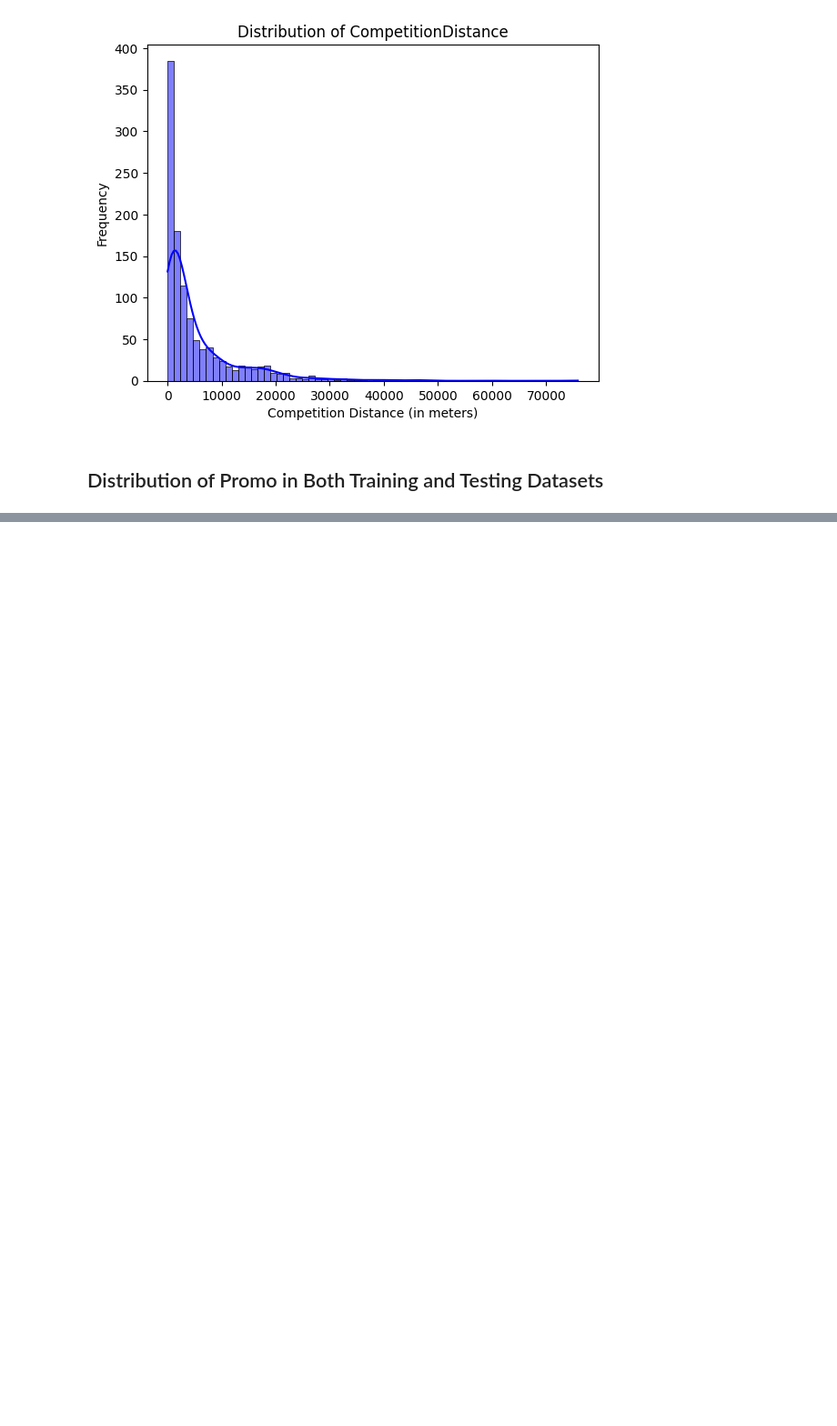
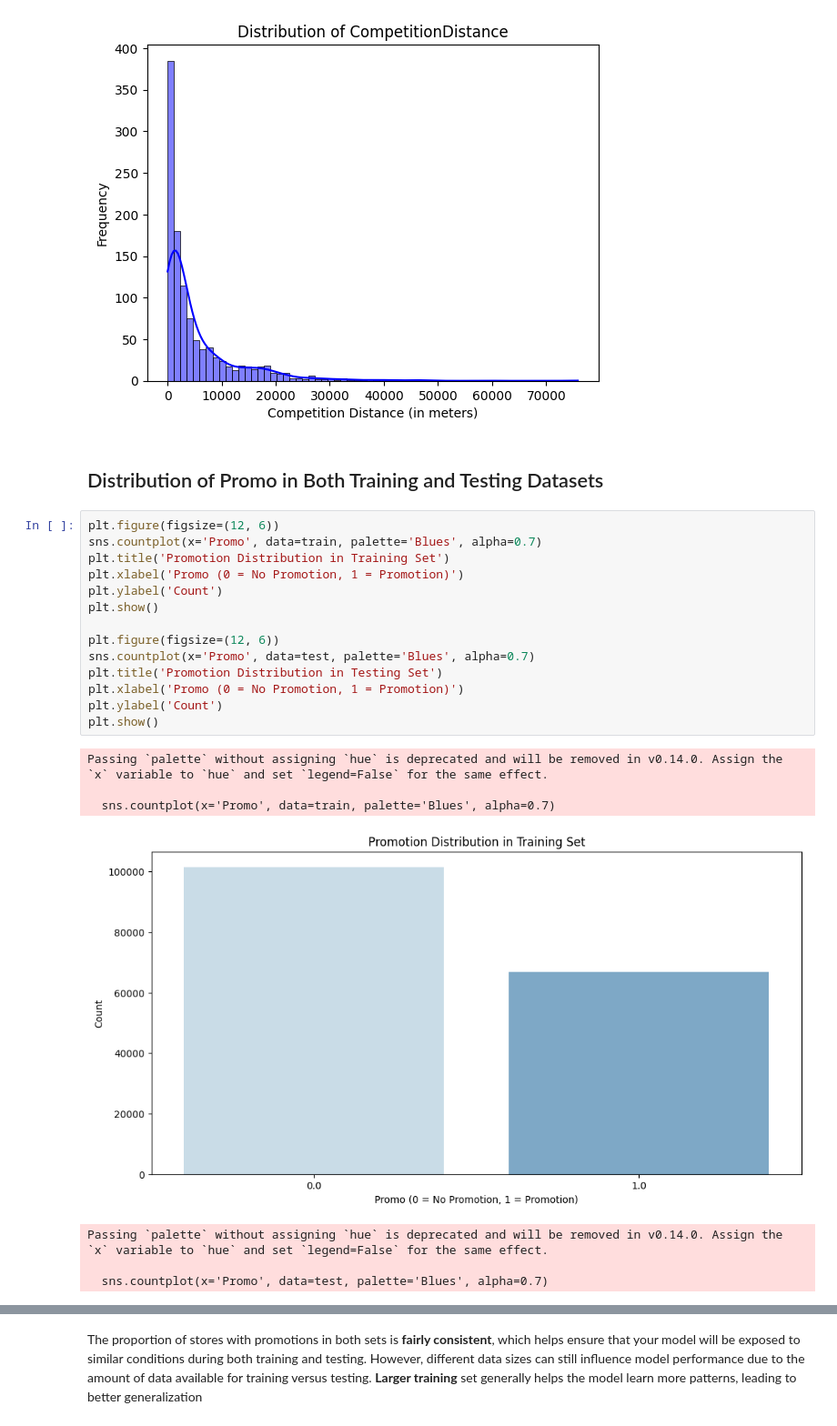
Before and after one commit to wendirad/weekFour, a Jupyter notebook: notebooks/task_1.ipynb, the cells around one changed output, grey strips where cells are left out. Shown at 91% size. Cells and saved outputs as stored; diff of their text form; blank space fills up the shorter version.

Commit message:
(feat) promotion distribution in testing ans training set

```diff
--- a/notebooks/task_1.ipynb
+++ b/notebooks/task_1.ipynb
@@ -54,3 +54,25 @@ plt.show()
 [figure]
 # %% [markdown]
 ## Distribution of Promo in Both Training and Testing Datasets
+# %%
+plt.figure(figsize=(12, 6))
+sns.countplot(x='Promo', data=train, palette='Blues', alpha=0.7)
+plt.title('Promotion Distribution in Training Set')
+plt.xlabel('Promo (0 = No Promotion, 1 = Promotion)')
+plt.ylabel('Count')
+plt.show()
+
+plt.figure(figsize=(12, 6))
+sns.countplot(x='Promo', data=test, palette='Blues', alpha=0.7)
+plt.title('Promotion Distribution in Testing Set')
+plt.xlabel('Promo (0 = No Promotion, 1 = Promotion)')
+plt.ylabel('Count')
+plt.show()
+# %% [output]
+Passing `palette` without assigning `hue` is deprecated and will be removed in v0.14.0. Assign the `x` variable to `hue` and set `legend=False` for the same effect.
+
+  sns.countplot(x='Promo', data=train, palette='Blues', alpha=0.7)
+[figure, added]
+Passing `palette` without assigning `hue` is deprecated and will be removed in v0.14.0. Assign the `x` variable to `hue` and set `legend=False` for the same effect.
+
+  sns.countplot(x='Promo', data=test, palette='Blues', alpha=0.7)
@@ -56,0 +80,2 @@ plt.show()
+# %% [markdown]
+The proportion of stores with promotions in both sets is **fairly consistent**, which helps ensure that your model will be exposed to similar conditions during both training and testing. However, different data sizes can still influence model performance due to the amount of data available for training versus testing.  **Larger training** set generally helps the model learn more patterns, leading to better generalization
```
Also changed, not shown: parts of 1 cell of this notebook.
